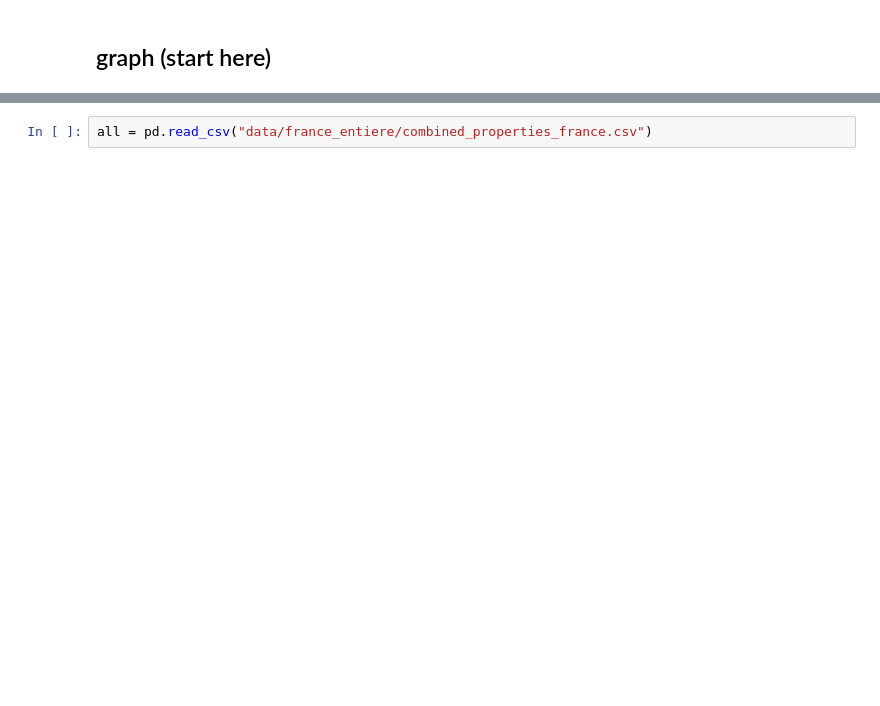
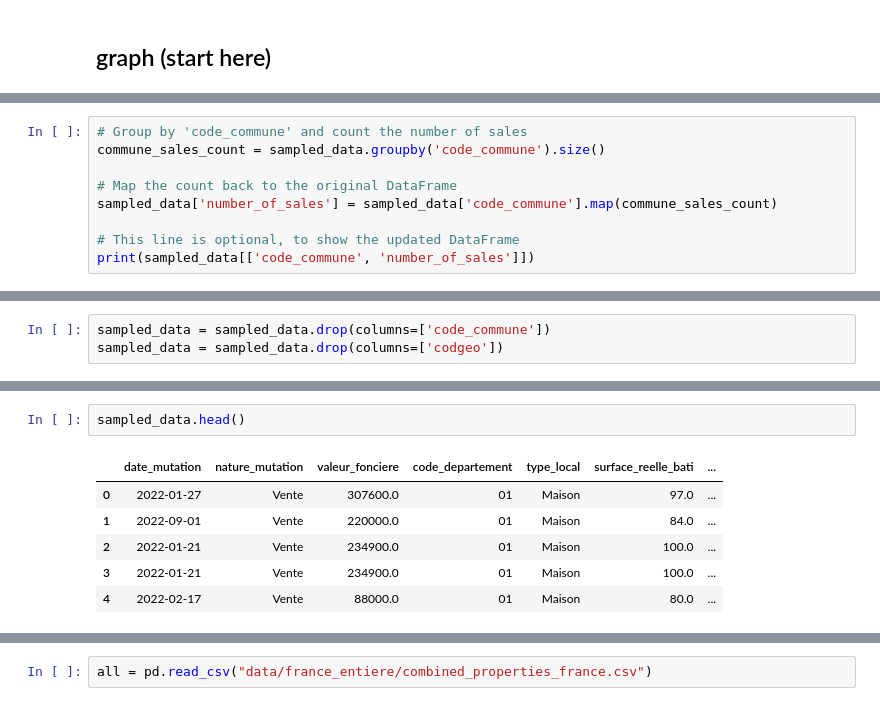
Before and after one commit to arthurdesma/immobilier_ml, a Jupyter notebook: data.ipynb, the cells around one changed output, grey strips where cells are left out. Drawn from its saved outputs; the diff is of its cells as text; blank space fills up the shorter version.

```diff
--- a/data.ipynb
+++ b/data.ipynb
@@ -354,0 +329,9 @@ with open(model_filename, 'wb') as file:
+# %%
+# Group by 'code_commune' and count the number of sales
+commune_sales_count = sampled_data.groupby('code_commune').size()
+
+# Map the count back to the original DataFrame
+sampled_data['number_of_sales'] = sampled_data['code_commune'].map(commune_sales_count)
+
+# This line is optional, to show the updated DataFrame
+print(sampled_data[['code_commune', 'number_of_sales']])
@@ -354,0 +353,3 @@ with open(model_filename, 'wb') as file:
+# %%
+sampled_data = sampled_data.drop(columns=['code_commune'])
+sampled_data = sampled_data.drop(columns=['codgeo'])
@@ -354,0 +470,9 @@ with open(model_filename, 'wb') as file:
+# %%
+sampled_data.head()
+# %% [output]
+|  | date_mutation | nature_mutation | valeur_fonciere | code_departement | type_local | surface_reelle_bati | ... |
+| 0 | 2022-01-27 | Vente | 307600.0 | 01 | Maison | 97.0 | ... |
+| 1 | 2022-09-01 | Vente | 220000.0 | 01 | Maison | 84.0 | ... |
+| 2 | 2022-01-21 | Vente | 234900.0 | 01 | Maison | 100.0 | ... |
+| 3 | 2022-01-21 | Vente | 234900.0 | 01 | Maison | 100.0 | ... |
+| 4 | 2022-02-17 | Vente | 88000.0 | 01 | Maison | 80.0 | ... |
```
Also changed, not shown: parts of 51 cells of this notebook.
